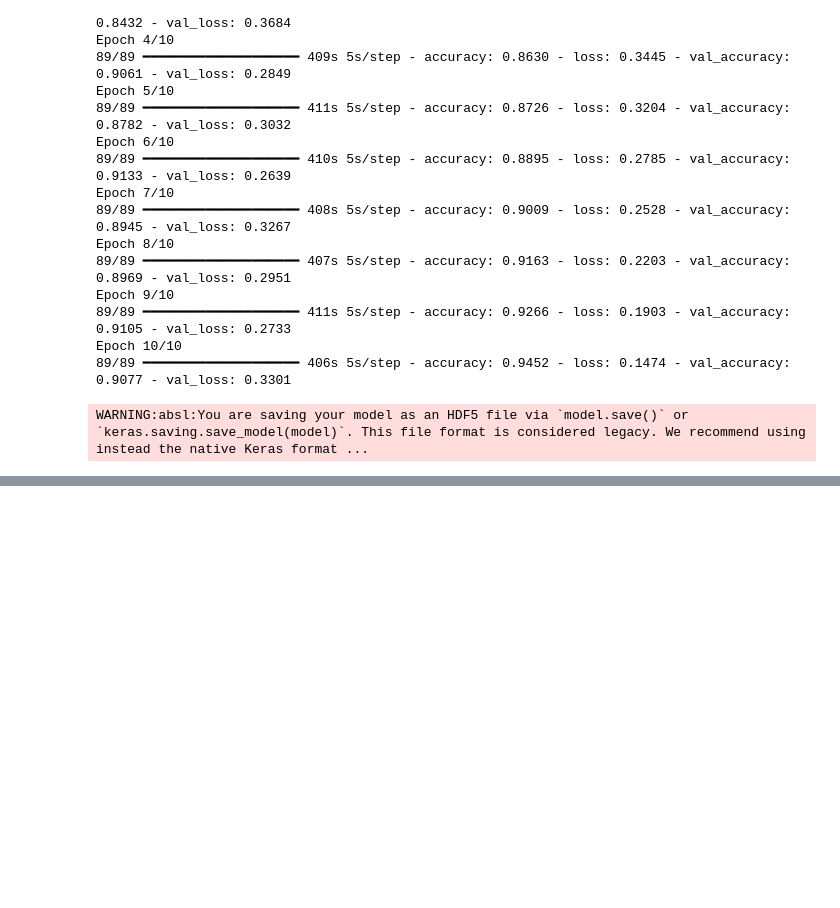
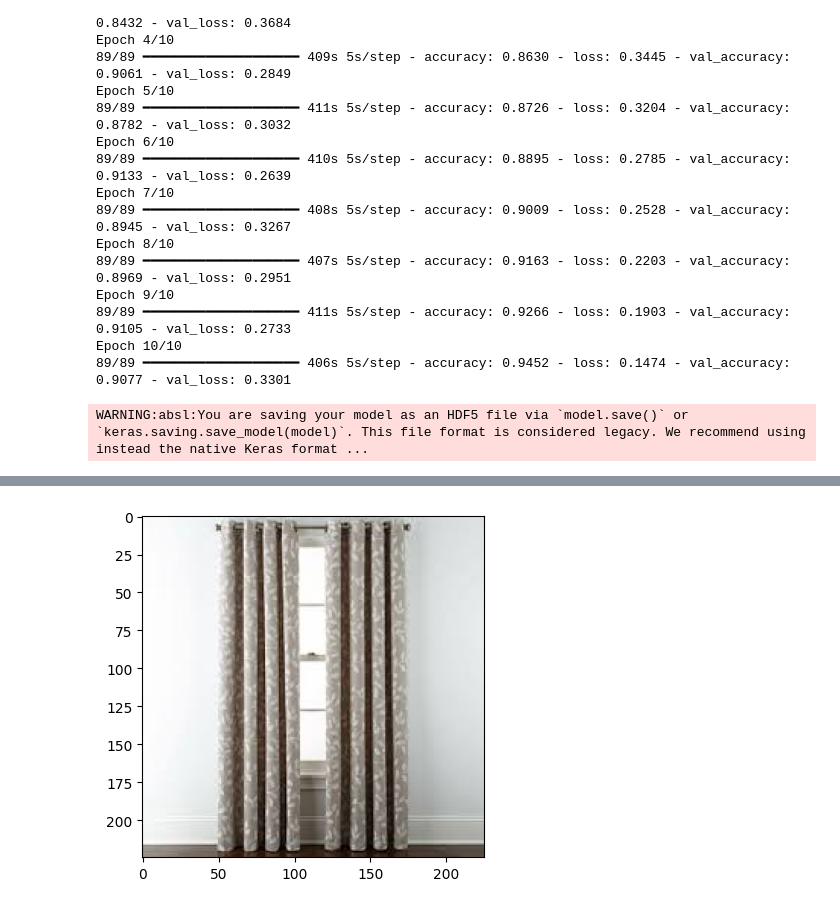
Before and after one commit to UVARAJAND/To-develop-a-CNN-model-to-classify-images-of-plastic-waste-into-different-categories, a Jupyter notebook: week2/week2.ipynb, the cells around one changed output, grey strips where cells are left out. Drawn from its saved outputs; the diff is of its cells as text; code cells hidden in the pictures; blank space fills up the shorter version.

```diff
--- a/week2/week2.ipynb
+++ b/week2/week2.ipynb
@@ -259,0 +326,4 @@ WARNING:absl:You are saving your model as an HDF5 file via `model.save()` or `ke
+# %%
+img=cv2.imread("E:/projects/internships/edunet_github/R_10038.jpg")
+predict_func(img)
+# %% [output]
@@ -259,0 +332 @@ WARNING:absl:You are saving your model as an HDF5 file via `model.save()` or `ke
+[figure, added]
```
Also changed, not shown: parts of 10 cells of this notebook, 4 other files.
